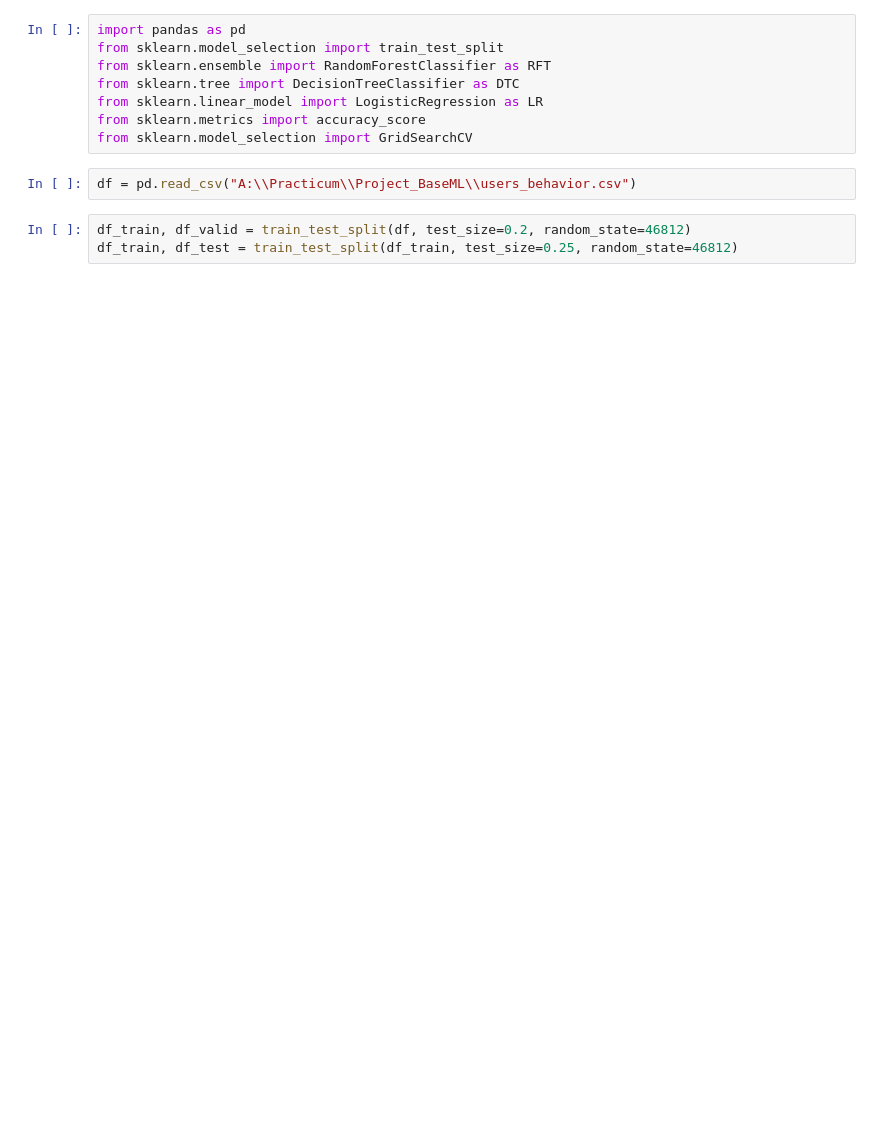
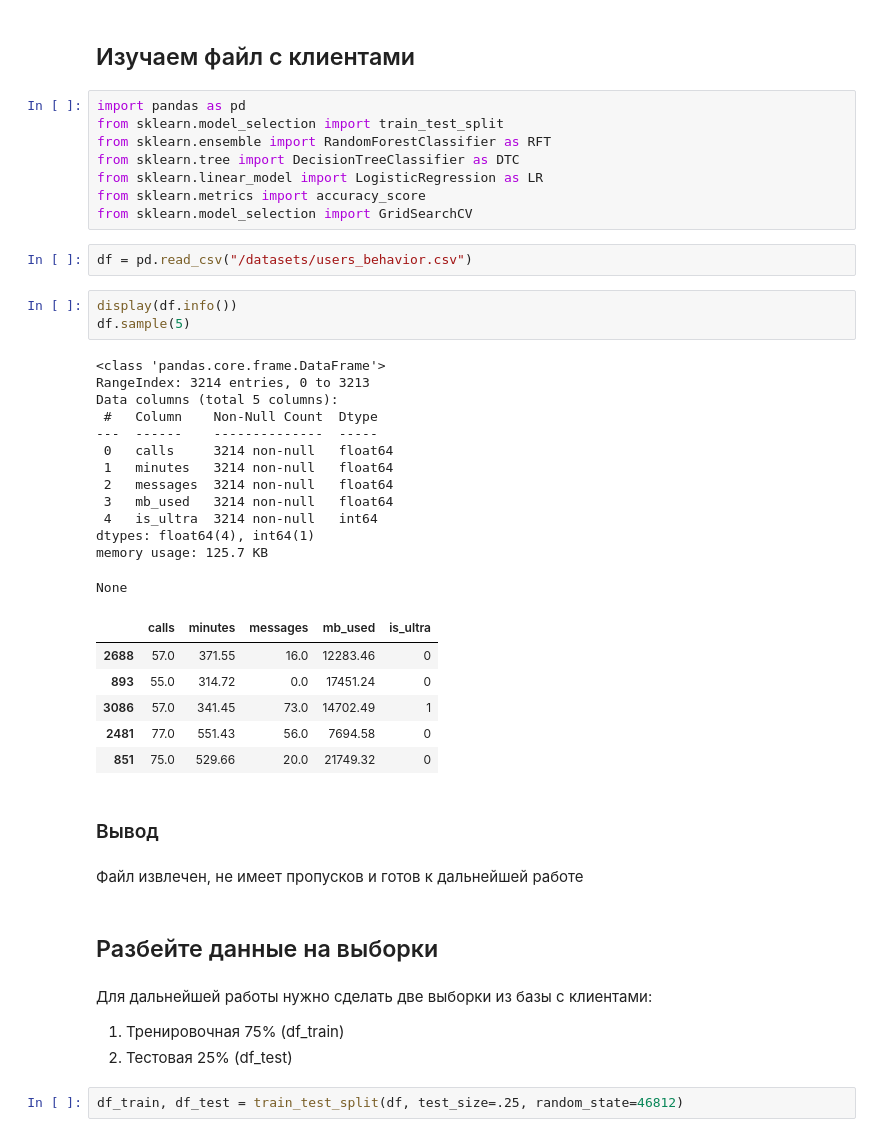
Before and after one commit to Rook-Black/Practicum, a Jupyter notebook: New_tariffs/New_tariffs.ipynb, the cells around one changed output. Cells and saved outputs as stored; diff of their text form; blank space fills up the shorter version.

```diff
--- a/New_tariffs/New_tariffs.ipynb
+++ b/New_tariffs/New_tariffs.ipynb
@@ -1,3 +20,5 @@
+# %% [markdown]
+## Изучаем файл  с клиентами
 # %%
 import pandas as pd
 from sklearn.model_selection import train_test_split
@@ -7,7 +28,39 @@ from sklearn.linear_model import LogisticRegression as LR
 from sklearn.metrics import accuracy_score
 from sklearn.model_selection import GridSearchCV
 # %%
-df = pd.read_csv("A:\\Practicum\\Project_BaseML\\users_behavior.csv")
+df = pd.read_csv("/datasets/users_behavior.csv")
+# %%
+display(df.info())
+df.sample(5)
+# %% [output]
+<class 'pandas.core.frame.DataFrame'>
+RangeIndex: 3214 entries, 0 to 3213
+Data columns (total 5 columns):
+ #   Column    Non-Null Count  Dtype
+---  ------    --------------  -----
+ 0   calls     3214 non-null   float64
+ 1   minutes   3214 non-null   float64
+ 2   messages  3214 non-null   float64
+ 3   mb_used   3214 non-null   float64
+ 4   is_ultra  3214 non-null   int64
+dtypes: float64(4), int64(1)
+memory usage: 125.7 KB
+None
+|  | calls | minutes | messages | mb_used | is_ultra |
+| 2688 | 57.0 | 371.55 | 16.0 | 12283.46 | 0 |
+| 893 | 55.0 | 314.72 | 0.0 | 17451.24 | 0 |
+| 3086 | 57.0 | 341.45 | 73.0 | 14702.49 | 1 |
+| 2481 | 77.0 | 551.43 | 56.0 | 7694.58 | 0 |
+| 851 | 75.0 | 529.66 | 20.0 | 21749.32 | 0 |
+# %% [markdown]
+### Вывод
+# %% [markdown]
+Файл извлечен, не имеет пропусков и готов к дальнейшей работе
+# %% [markdown]
+## Разбейте данные на выборки
+# %% [markdown]
+Для дальнейшей работы нужно сделать две выборки из базы с клиентами:
+1. Тренировочная 75% (df_train)
+2. Тестовая 25% (df_test)
 # %%
-df_train, df_valid = train_test_split(df, test_size=0.2, random_state=46812)
-df_train, df_test = train_test_split(df_train, test_size=0.25, random_state=46812)
+df_train, df_test = train_test_split(df, test_size=.25, random_state=46812)
```
Also changed, not shown: parts of 45 cells of this notebook, 4 other files.
